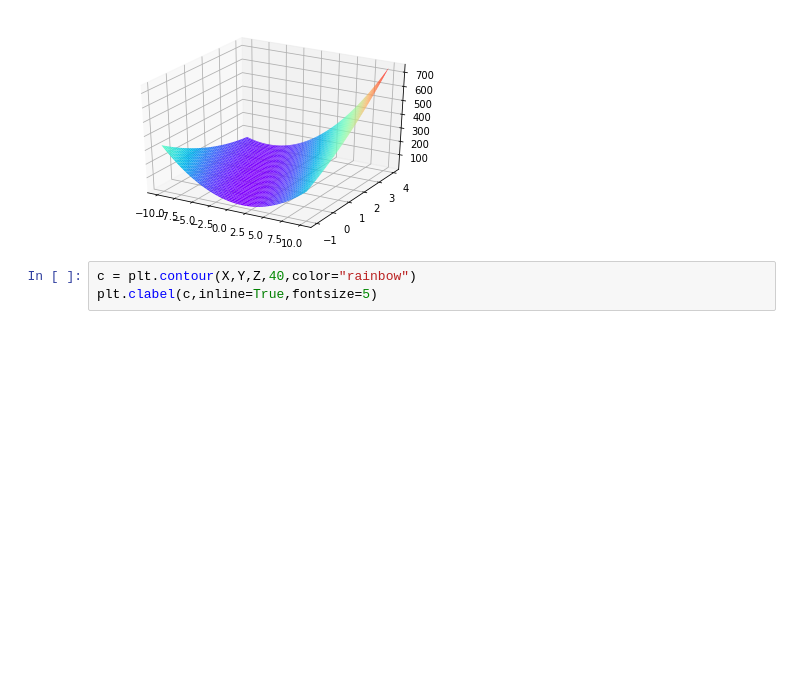
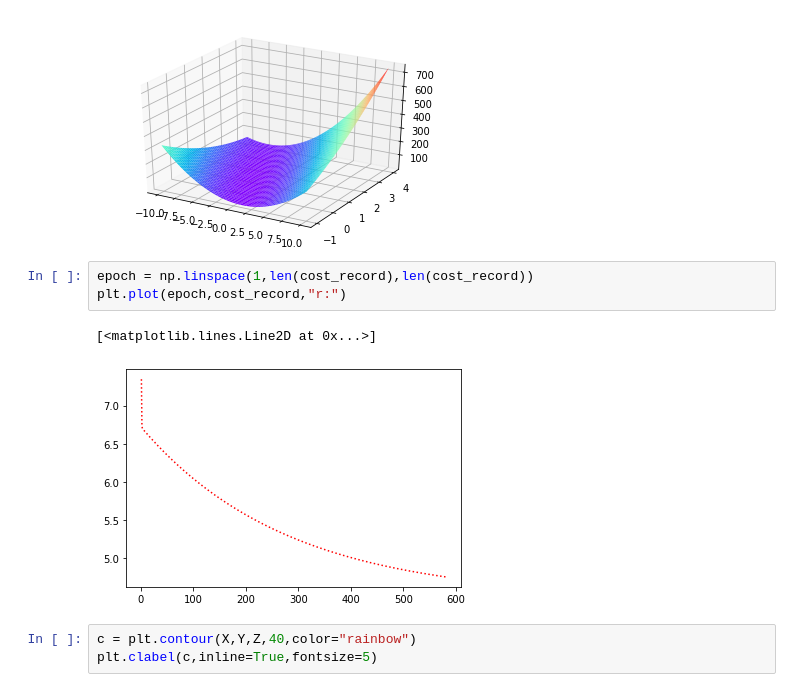
Before and after one commit to Haowen-Zhong/ML, a Jupyter notebook: Chap2.ipynb, the cells around one changed output. Saved outputs shown, nothing was run; the diff lists cells and outputs as text; blank space fills up the shorter version.

```diff
--- a/Chap2.ipynb
+++ b/Chap2.ipynb
@@ -119,6 +185,12 @@ ax.plot_surface(X,Y,Z,cmap="rainbow")
 plt.show()#从这个图就可以很清晰地看出来了，这个cost实在是太大了，因此很容易直接发散了，对于alpha是有要求的。
 # %% [output]
 [figure]
+# %%
+epoch = np.linspace(1,len(cost_record),len(cost_record))
+plt.plot(epoch,cost_record,"r:")
+# %% [output]
+[<matplotlib.lines.Line2D at 0x...>]
+[figure, added]
 # %%
 c = plt.contour(X,Y,Z,40,color="rainbow")
 plt.clabel(c,inline=True,fontsize=5)
```
Also changed, not shown: parts of 13 cells of this notebook.
